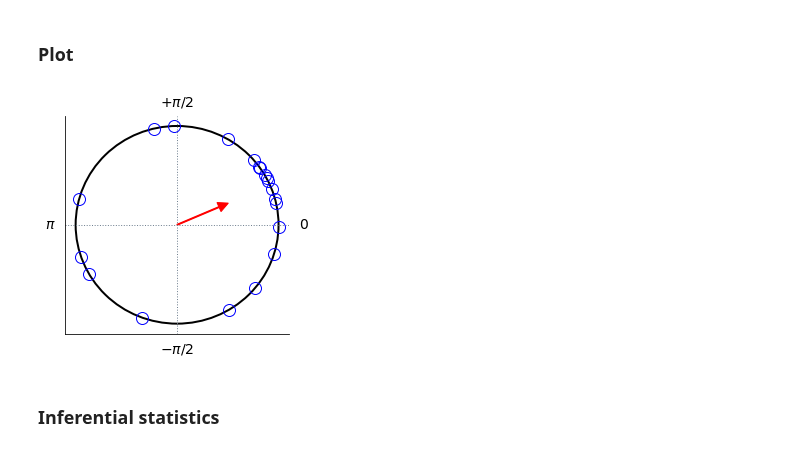
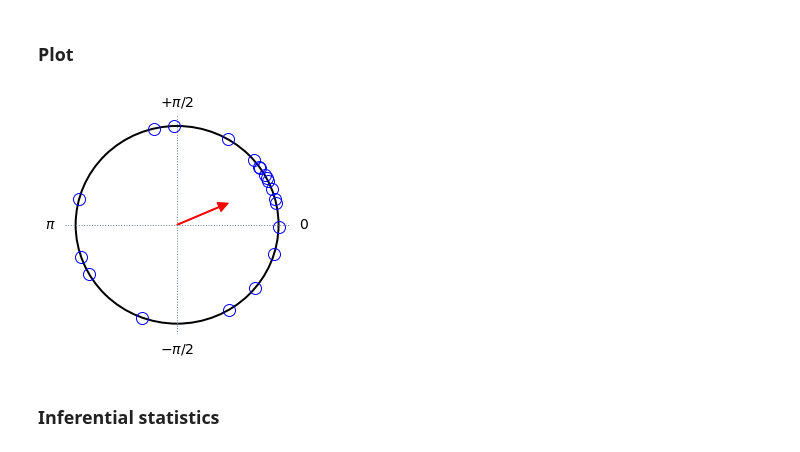
Before and after one commit to raphaelvallat/pingouin, a Jupyter notebook: notebooks/05_CircularStatistics.ipynb, the cells around one changed output. Saved outputs shown, nothing was run; the diff lists cells and outputs as text; code cells hidden in the pictures.

```diff
--- a/notebooks/05_CircularStatistics.ipynb
+++ b/notebooks/05_CircularStatistics.ipynb
@@ -32,36 +32,40 @@ Alpha std: 1.26, beta std: 1.44
 import matplotlib.pyplot as plt
 from matplotlib.patches import Circle
 from pingouin import circ_r
+
+%matplotlib inline
 
 # Convert angles to unit vector
 z = np.exp(1j * alpha_rad)
 
 # Plot circle
 fig, ax = plt.subplots(figsize=(4, 4))
 circle = Circle((0, 0), 1, edgecolor='k', facecolor='none', linewidth=2)
 ax.add_patch(circle)
 ax.axvline(0, lw=1, ls=':', color='slategrey')
 ax.axhline(0, lw=1, ls=':', color='slategrey')
 ax.plot(np.real(z), np.imag(z), 'bo', mfc='none', ms=12)
 
 # Plot mean resultant vector
 r = circ_r(alpha_rad)
 phi = circmean(alpha_rad)
 zm = r * np.exp(1j * phi);
 ax.arrow(0, 0, np.real(zm), np.imag(zm), width=0.01, head_width=0.1,
          head_length=0.1, fc='r', ec='r')
 
 # X and Y ticks in radians
 ax.set_xticks([])
 ax.set_yticks([])
 ax.spines['top'].set_visible(False)
 ax.spines['right'].set_visible(False)
+ax.spines['left'].set_visible(False)
+ax.spines['bottom'].set_visible(False)
 ax.text(1.2, 0, '0', fontsize=14, verticalalignment='center')
 ax.text(-1.3, 0, '$\pi$', fontsize=14, verticalalignment='center')
 ax.text(0, 1.2, '$+\pi/2$', fontsize=14, horizontalalignment='center')
 _ = ax.text(0, -1.3, '$-\pi/2$', fontsize=14, horizontalalignment='center')
 # %% [output]
-[figure, old version]
+[figure, new version]
 # %% [markdown]
 ### Inferential statistics
 # %%
```
Also changed, not shown: 3 other files.
